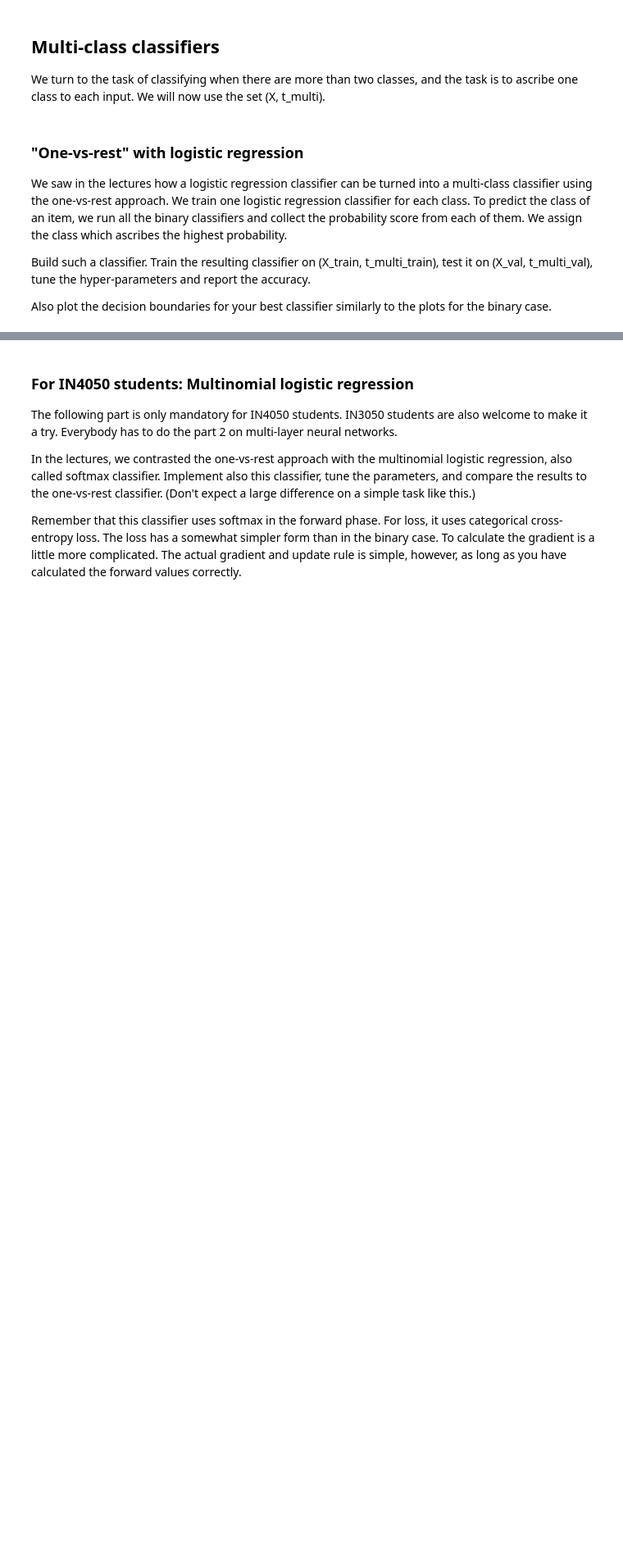
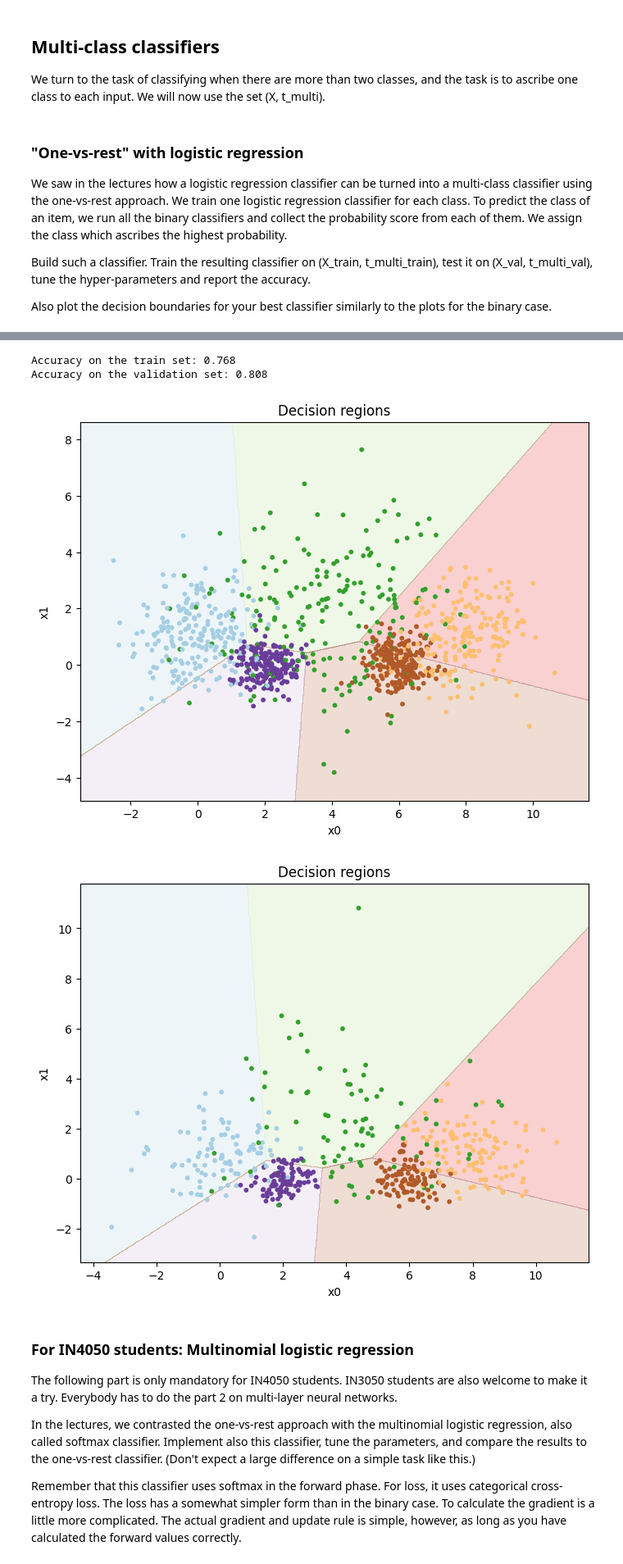
Before and after one commit to shahriarshaik/in3050-oblig-2-2024, a Jupyter notebook: in3050_in4050_2024_assignment2.ipynb, the cells around one changed output, grey strips where cells are left out. Shown at 82% size. Drawn from its saved outputs; the diff is of its cells as text; code cells hidden in the pictures; blank space fills up the shorter version.

```diff
--- a/in3050_in4050_2024_assignment2.ipynb
+++ b/in3050_in4050_2024_assignment2.ipynb
@@ -477 +471,11 @@ Number of epochs trained for: 23
+# %%
+'''generer 500 tall for eta'''
+etas3 = np.linspace(0.0001, 0.001, num=10)
+etas2 = np.linspace(0.001, 0.01, num=10)
+
+'''setter de sammen til en array'''
+etas_combined = np.concatenate((etas3, etas2))
+
+'''generer 10 tall for epochs'''
+epochs = np.linspace(3, 500, num=50, dtype=int)
 # %%
@@ -510,3 +623,21 @@ Also plot the decision boundaries for your best classifier similarly to the plot
+# %%
+
+#best_acc, best_eta, best_epoch = bestHyperParameters(etas_combined, epochs, X_train, t_multi_train)
+
+#print("\nBest accuracy :" + str(best_acc))
+
+
+cl = NumpyMultiLogRegClass()
+cl.fit(X_train, t_multi_train, eta=0.1, epochs=10000)
+print("Accuracy on the train set:", accuracy(cl.predict(X_train), t_multi_train))
+print("Accuracy on the validation set:", accuracy(cl.predict(X_val), t_multi_val))
+plot_decision_regions(X_train, t_multi_train, cl)
+plot_decision_regions(X_val, t_multi_val, cl)
+# %% [output]
+Accuracy on the train set: 0.768
+Accuracy on the validation set: 0.808
+[figure, added]
+[figure, added]
 # %% [markdown]
 ### For IN4050 students: Multinomial logistic regression
 The following part is only mandatory for IN4050 students. IN3050 students are also welcome to make it a try. Everybody has to do the part 2 on multi-layer neural networks.
```
Also changed, not shown: parts of 13 cells of this notebook, 2 other files.
